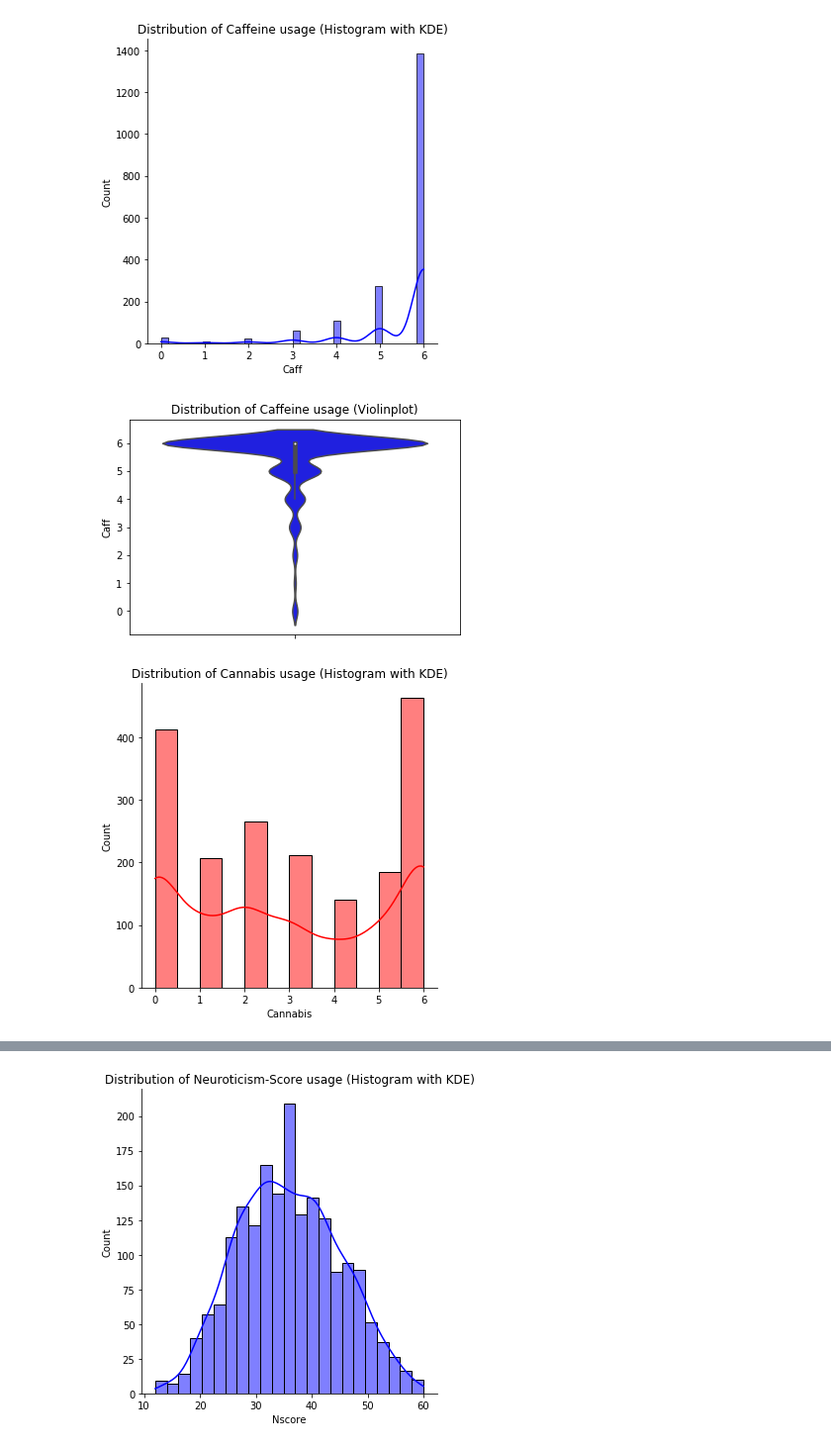
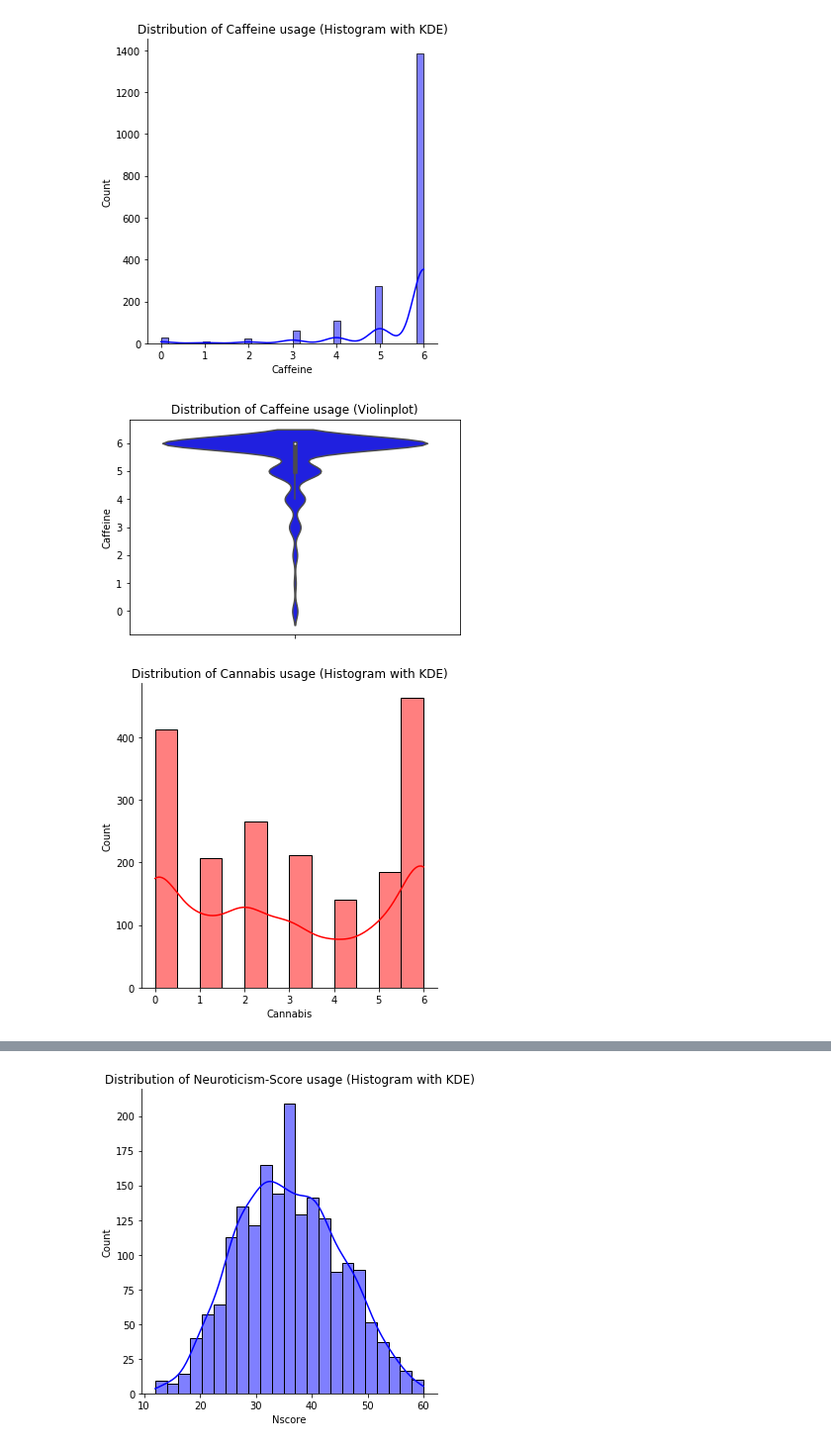
Before and after one commit to prat8897/BayesianNetworkAssignment, a Jupyter notebook: EDA.ipynb, the cells around one changed output, grey strips where cells are left out. Shown: that part at 99% size. Drawn from its saved outputs; the diff is of its cells as text; code cells hidden in the pictures.

```diff
--- a/EDA.ipynb
+++ b/EDA.ipynb
@@ -13,6 +9,6 @@ from sklearn.feature_selection import chi2
 # %%
 # Reading in the original dataset
-df = pd.read_csv("Dataset_Actual_val.csv", index_col="ID")
+df = pd.read_csv("Datasets/Dataset_Coeff_Estimation.csv")
 
 # Inspecting the general structure of the dataset
 df.head()
@@ -50,22 +45,28 @@ dtype: object
 # %%
 # Distributions of Drugs in our network
 
-drug_list = [["Caff","blue","Caffeine"],["Cannabis","red","Cannabis"],["Meth","green","Methamphetamine"],["Semeron","Pink","Semeron"]]
+drug_list = [["Caffeine","blue","Caffeine"],["Cannabis","red","Cannabis"],["Meth","green","Methamphetamine"],["Semeron","Pink","Semeron"]]
 
 for drug, color, name in drug_list:
 
     sns.displot(df[drug],color=color,kde=True)
     plt.title("Distribution of " + str(name) + " usage (Histogram with KDE)")
     plt.show()
 
     sns.violinplot(y=df[drug],color=color)
     plt.title("Distribution of " + str(name) + " usage (Violinplot)")
     plt.show()
 
-# Here we encounter a big problem --> Semeron is HUGELY under represented
+# We can see that it is not the case that the drugs are "Normally" distributed
+
+# Here we encounter a big problem, Semeron is extremely under represented/unbalanced
+
+# Because of this we will decide to exclude Semeron out of the project
+
+df = df.drop("Semeron",1)
 # %% [output]
-[figure, old version]
+[figure, new version]
-[figure, old version]
+[figure, new version]
 [figure]
 [figure]
 [figure]
```
Also changed, not shown: parts of 8 cells of this notebook, 4 other files.
